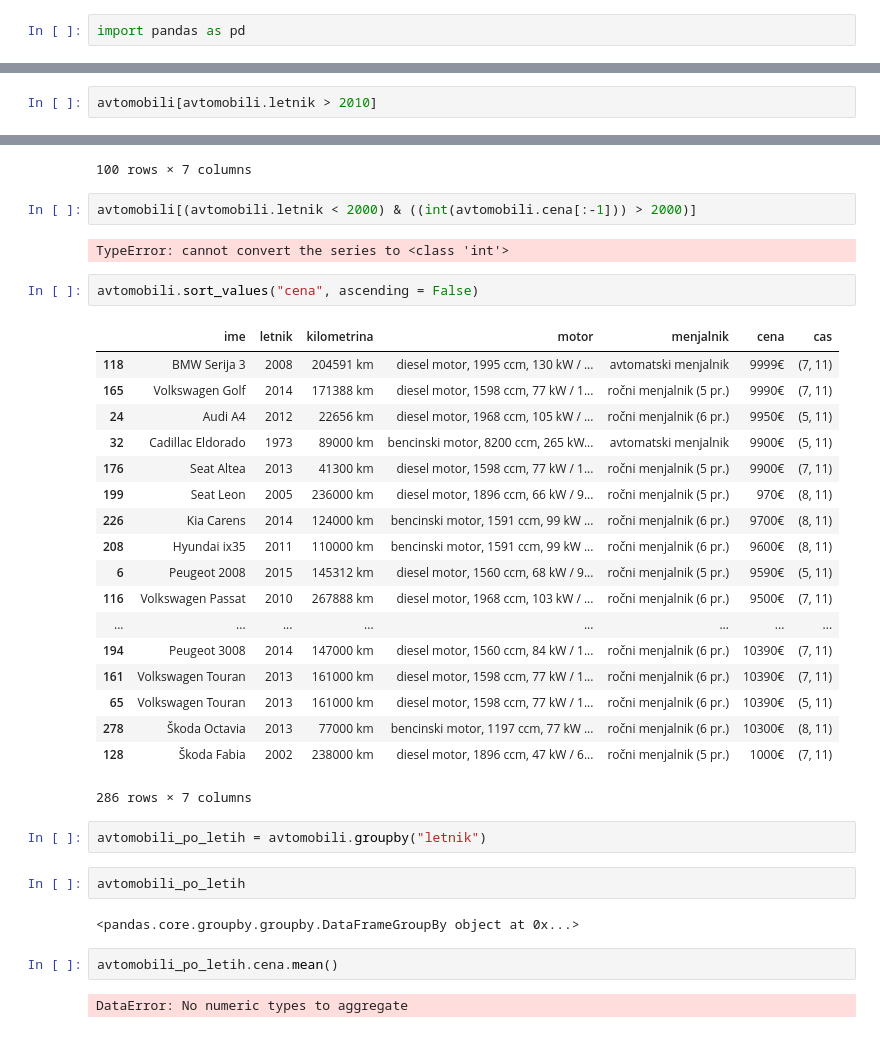
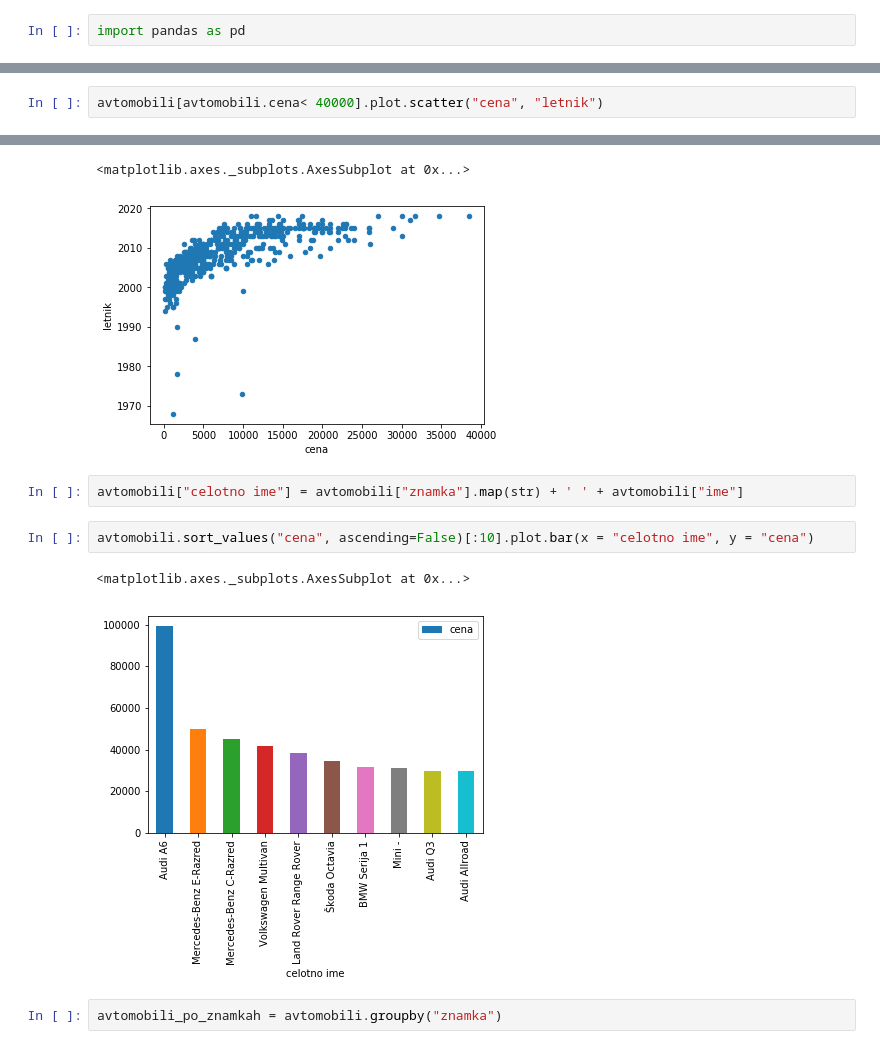
Before and after one commit to ZanJarc/Projektna-naloga-pri-Programiranju-1, a Jupyter notebook: Untitled.ipynb, the cells around one changed output, grey strips where cells are left out. Saved outputs shown, nothing was run; the diff lists cells and outputs as text.

```diff
--- a/Untitled.ipynb
+++ b/Untitled.ipynb
@@ -26,3 +88,3 @@ Name: letnik, Length: 286, dtype: bool
 # %%
-avtomobili[avtomobili.letnik > 2010]
+avtomobili[avtomobili.cena< 40000].plot.scatter("cena", "letnik")
 # %% [output]
@@ -46,36 +91,11 @@ avtomobili[avtomobili.letnik > 2010]
-100 rows × 7 columns
+<matplotlib.axes._subplots.AxesSubplot at 0x...>
+[figure, added]
-# %%
-avtomobili[(avtomobili.letnik < 2000) & ((int(avtomobili.cena[:-1])) > 2000)]
-# %% [output]
-TypeError: cannot convert the series to <class 'int'>
+# %%
+avtomobili["celotno ime"] = avtomobili["znamka"].map(str) + ' ' + avtomobili["ime"]
 # %%
-avtomobili.sort_values("cena", ascending = False)
+avtomobili.sort_values("cena", ascending=False)[:10].plot.bar(x = "celotno ime", y = "cena")
 # %% [output]
-|  | ime | letnik | kilometrina | motor | menjalnik | cena | cas |
-| 118 | BMW Serija 3 | 2008 | 204591 km | diesel motor, 1995 ccm, 130 kW / ... | avtomatski menjalnik | 9999€ | (7, 11) |
-| 165 | Volkswagen Golf | 2014 | 171388 km | diesel motor, 1598 ccm, 77 kW / 1... | ročni menjalnik (5 pr.) | 9990€ | (7, 11) |
-| 24 | Audi A4 | 2012 | 22656 km | diesel motor, 1968 ccm, 105 kW / ... | ročni menjalnik (6 pr.) | 9950€ | (5, 11) |
-| 32 | Cadillac Eldorado | 1973 | 89000 km | bencinski motor, 8200 ccm, 265 kW... | avtomatski menjalnik | 9900€ | (5, 11) |
-| 176 | Seat Altea | 2013 | 41300 km | diesel motor, 1598 ccm, 77 kW / 1... | ročni menjalnik (5 pr.) | 9900€ | (7, 11) |
-| 199 | Seat Leon | 2005 | 236000 km | diesel motor, 1896 ccm, 66 kW / 9... | ročni menjalnik (5 pr.) | 970€ | (8, 11) |
-| 226 | Kia Carens | 2014 | 124000 km | bencinski motor, 1591 ccm, 99 kW ... | ročni menjalnik (6 pr.) | 9700€ | (8, 11) |
-| 208 | Hyundai ix35 | 2011 | 110000 km | bencinski motor, 1591 ccm, 99 kW ... | ročni menjalnik (6 pr.) | 9600€ | (8, 11) |
-| 6 | Peugeot 2008 | 2015 | 145312 km | diesel motor, 1560 ccm, 68 kW / 9... | ročni menjalnik (5 pr.) | 9590€ | (5, 11) |
-| 116 | Volkswagen Passat | 2010 | 267888 km | diesel motor, 1968 ccm, 103 kW / ... | ročni menjalnik (6 pr.) | 9500€ | (7, 11) |
-| ... | ... | ... | ... | ... | ... | ... | ... |
-| 194 | Peugeot 3008 | 2014 | 147000 km | diesel motor, 1560 ccm, 84 kW / 1... | ročni menjalnik (6 pr.) | 10390€ | (7, 11) |
-| 161 | Volkswagen Touran | 2013 | 161000 km | diesel motor, 1598 ccm, 77 kW / 1... | ročni menjalnik (6 pr.) | 10390€ | (7, 11) |
-| 65 | Volkswagen Touran | 2013 | 161000 km | diesel motor, 1598 ccm, 77 kW / 1... | ročni menjalnik (6 pr.) | 10390€ | (5, 11) |
-| 278 | Škoda Octavia | 2013 | 77000 km | bencinski motor, 1197 ccm, 77 kW ... | ročni menjalnik (6 pr.) | 10300€ | (8, 11) |
-| 128 | Škoda Fabia | 2002 | 238000 km | diesel motor, 1896 ccm, 47 kW / 6... | ročni menjalnik (5 pr.) | 1000€ | (7, 11) |
-286 rows × 7 columns
+<matplotlib.axes._subplots.AxesSubplot at 0x...>
+[figure, added]
 # %%
-avtomobili_po_letih = avtomobili.groupby("letnik")
+avtomobili_po_znamkah = avtomobili.groupby("znamka")
-# %%
-avtomobili_po_letih
-# %% [output]
-<pandas.core.groupby.groupby.DataFrameGroupBy object at 0x...>
-# %%
-avtomobili_po_letih.cena.mean()
-# %% [output]
-DataError: No numeric types to aggregate
```
Also changed, not shown: parts of 18 cells of this notebook, 15 other files.
